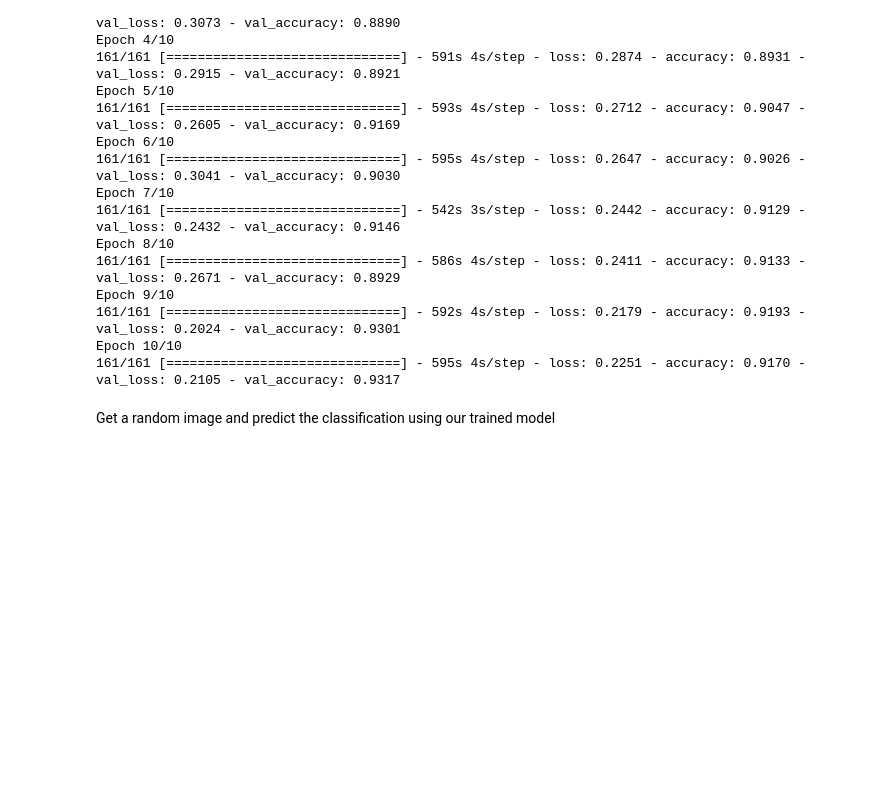
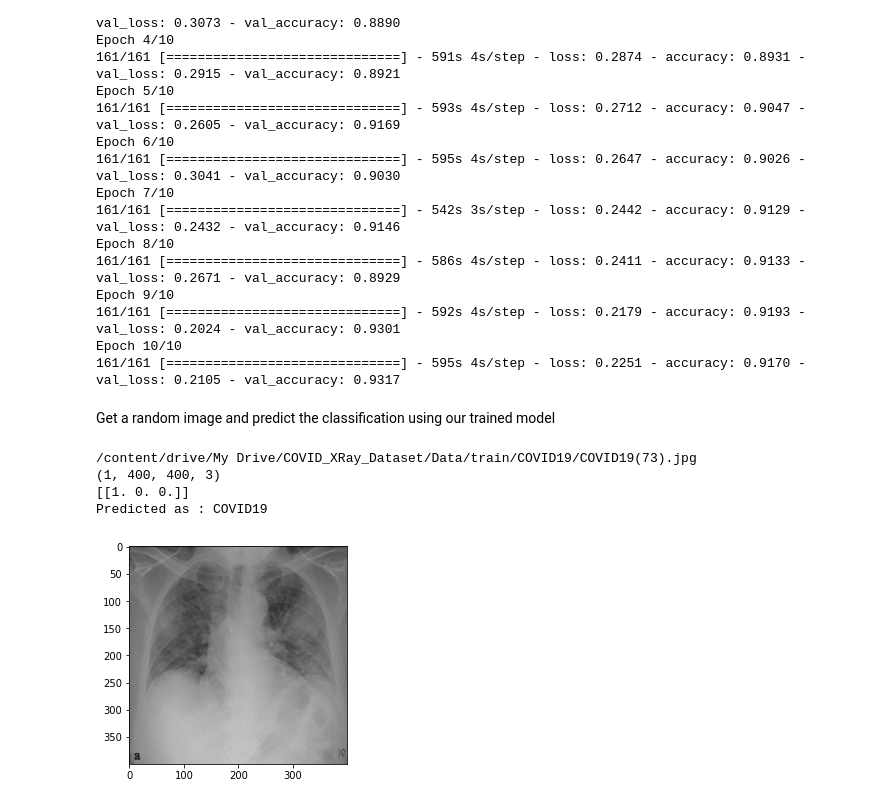
Before and after one commit to sriharsha-sreenatha/CSCI596_FinalProject, a Jupyter notebook: GradCAM.ipynb, the cells around one changed output. Saved outputs shown, nothing was run; the diff lists cells and outputs as text; code cells hidden in the pictures; blank space fills up the shorter version.

Commit message:
Trained a CNN model to predict COVID19 in X-Ray images

```diff
--- a/GradCAM.ipynb
+++ b/GradCAM.ipynb
@@ -288,26 +288,29 @@ def showHeatMap(img, model, layerName):
 # %%
 from random import randint
 ctype="COVID19"
 testPath = train_dir+"/"+ctype
 dir = os.listdir(testPath)
 total = len(dir)
 random_index = randint(1, total)
 random_covid_image_name = dir[random_index]
 
 covid_img_path = os.path.join(testPath, random_covid_image_name)
 print(covid_img_path)
 random_covid_img = image.load_img(covid_img_path, target_size=image_size)
 
 plt.imshow(random_covid_img)
 
 random_covid_img_array = image.img_to_array(random_covid_img)
 covid_img_array = np.expand_dims(random_covid_img_array, axis=0)
 print(covid_img_array.shape)
 
 preds = model.predict(covid_img_array)
 print(preds)
 label = np.argmax(preds, axis =1)
 print("Predicted as : "+mapping[label[0]])
-
-
-showHeatMap(covid_img_array, model, "max_pooling2d_5")
+# %% [output]
+/content/drive/My Drive/COVID_XRay_Dataset/Data/train/COVID19/COVID19(73).jpg
+(1, 400, 400, 3)
+[[1. 0. 0.]]
+Predicted as : COVID19
+[figure, added]
```
